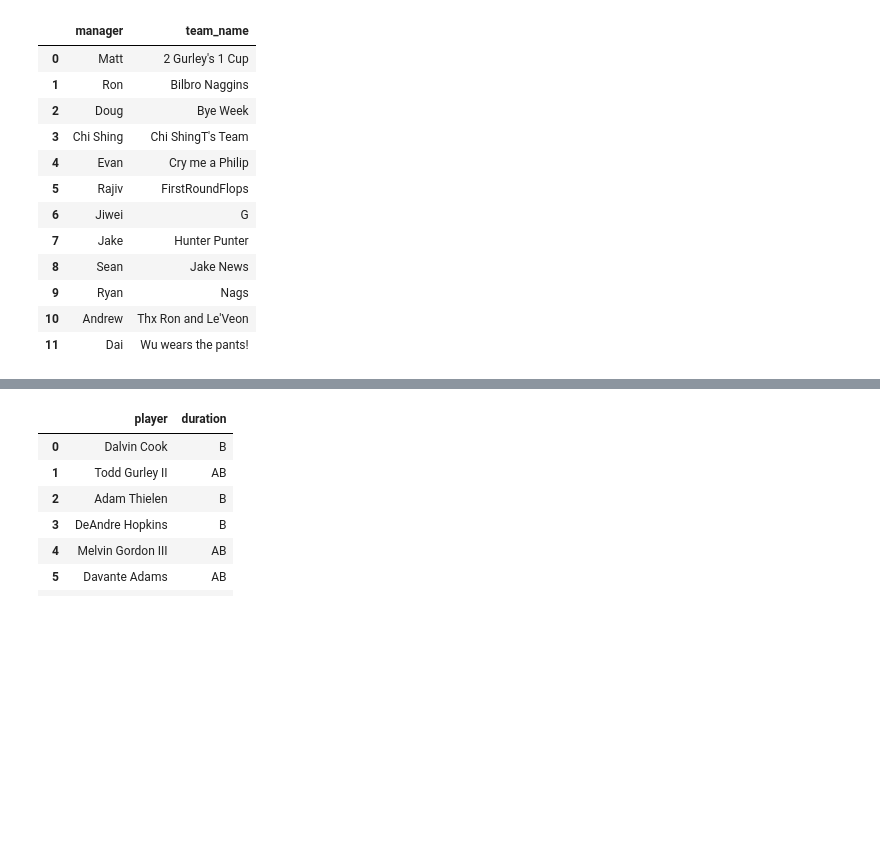
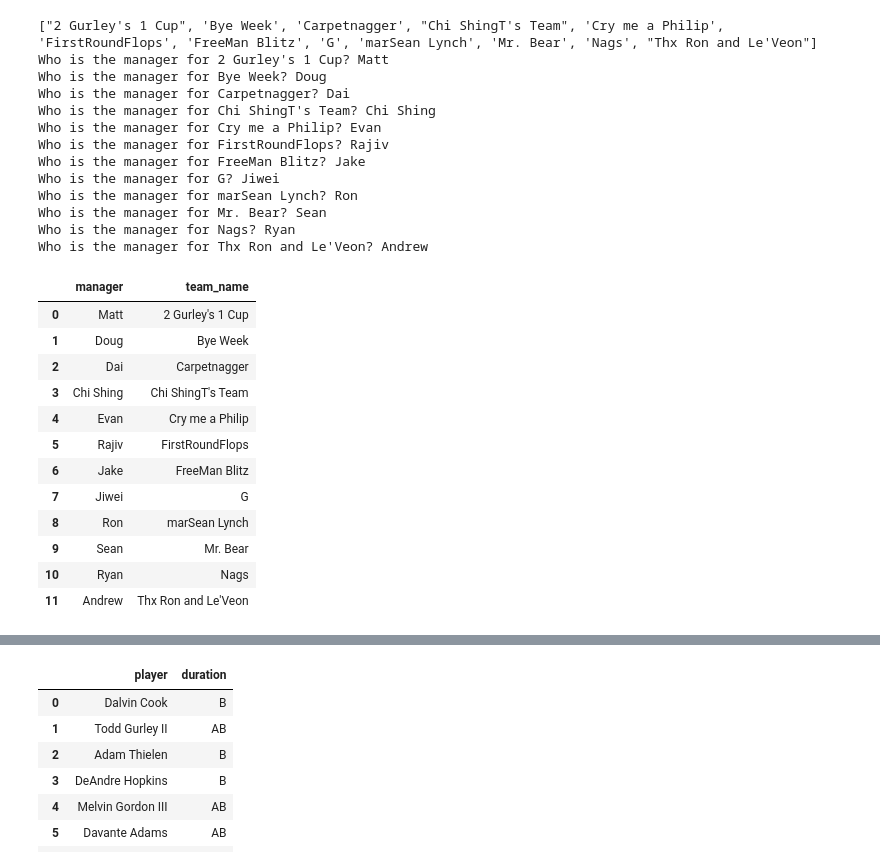
Before and after one commit to mcyee90/yahoo_keeper_scrape, a Jupyter notebook: YahooScrape.ipynb, the cells around one changed output, grey strips where cells are left out. Cells and saved outputs as stored; diff of their text form; code cells hidden in the pictures; blank space fills up the shorter version.

```diff
--- a/YahooScrape.ipynb
+++ b/YahooScrape.ipynb
@@ -11,42 +11,55 @@ pd.options.display.max_rows = 999
 # %%
 # Create Manager Dataframe to link Manager Name and Current Team Name.
 # Had to hardcode manager name because league settings on this are private.
 # If order changes, this section will need to be revisited.
 
 managers_url = 'https://football.fantasysports.yahoo.com/f1/528229/teams'
 executable_path = {'executable_path': 'chromedriver.exe'}
 browser = Browser('chrome', **executable_path, headless = True)
 browser.visit(managers_url)
 managers_html = browser.html
 managers_soup = BeautifulSoup(managers_html, "html.parser")
 managers_table = managers_soup.findAll("tbody")[1]
 managers = managers_table.findAll("tr")
 team_names = []
 for m in managers:
     manager = m.findAll('td')
     team_name = manager[0].text
     team_names.append(team_name)
-manager_names = ["Matt", "Ron", "Doug", "Chi Shing", "Evan", "Rajiv",
-                 "Jiwei", "Jake", "Sean", "Ryan", "Andrew", "Dai"]
+print (team_names)
 manager_list = []
 for x in np.arange(len(team_names)):
-    manager_list.append({"team_name": team_names[x], "manager": manager_names[x]})
+    manager = input("Who is the manager for " + team_names[x] + "? ")
+    manager_list.append({"team_name": team_names[x], "manager": manager})
 manager_df = pd.DataFrame(manager_list)
 manager_df.head(12)
 # %% [output]
+["2 Gurley's 1 Cup", 'Bye Week', 'Carpetnagger', "Chi ShingT's Team", 'Cry me a Philip', 'FirstRoundFlops', 'FreeMan Blitz', 'G', 'marSean Lynch', 'Mr. Bear', 'Nags', "Thx Ron and Le'Veon"]
+Who is the manager for 2 Gurley's 1 Cup? Matt
+Who is the manager for Bye Week? Doug
+Who is the manager for Carpetnagger? Dai
+Who is the manager for Chi ShingT's Team? Chi Shing
+Who is the manager for Cry me a Philip? Evan
+Who is the manager for FirstRoundFlops? Rajiv
+Who is the manager for FreeMan Blitz? Jake
+Who is the manager for G? Jiwei
+Who is the manager for marSean Lynch? Ron
+Who is the manager for Mr. Bear? Sean
+Who is the manager for Nags? Ryan
+Who is the manager for Thx Ron and Le'Veon? Andrew
 |  | manager | team_name |
 | 0 | Matt | 2 Gurley's 1 Cup |
-| 1 | Ron | Bilbro Naggins |
-| 2 | Doug | Bye Week |
+| 1 | Doug | Bye Week |
+| 2 | Dai | Carpetnagger |
 | 3 | Chi Shing | Chi ShingT's Team |
 | 4 | Evan | Cry me a Philip |
 | 5 | Rajiv | FirstRoundFlops |
-| 6 | Jiwei | G |
-| 7 | Jake | Hunter Punter |
-| 8 | Sean | Jake News |
-| 9 | Ryan | Nags |
-| 10 | Andrew | Thx Ron and Le'Veon |
-| 11 | Dai | Wu wears the pants! |
+| 6 | Jake | FreeMan Blitz |
+| 7 | Jiwei | G |
+| 8 | Ron | marSean Lynch |
+| 9 | Sean | Mr. Bear |
+| 10 | Ryan | Nags |
+| 11 | Andrew | Thx Ron and Le'Veon |
 # %%
 # Import draft results. This will serve as the starting point for each scrape
 # Todd Gurley II's and Dalvin Cook's values were swapped at draft time, so their values are hardcoded.
```
Also changed, not shown: parts of 9 cells of this notebook, 3 other files.
